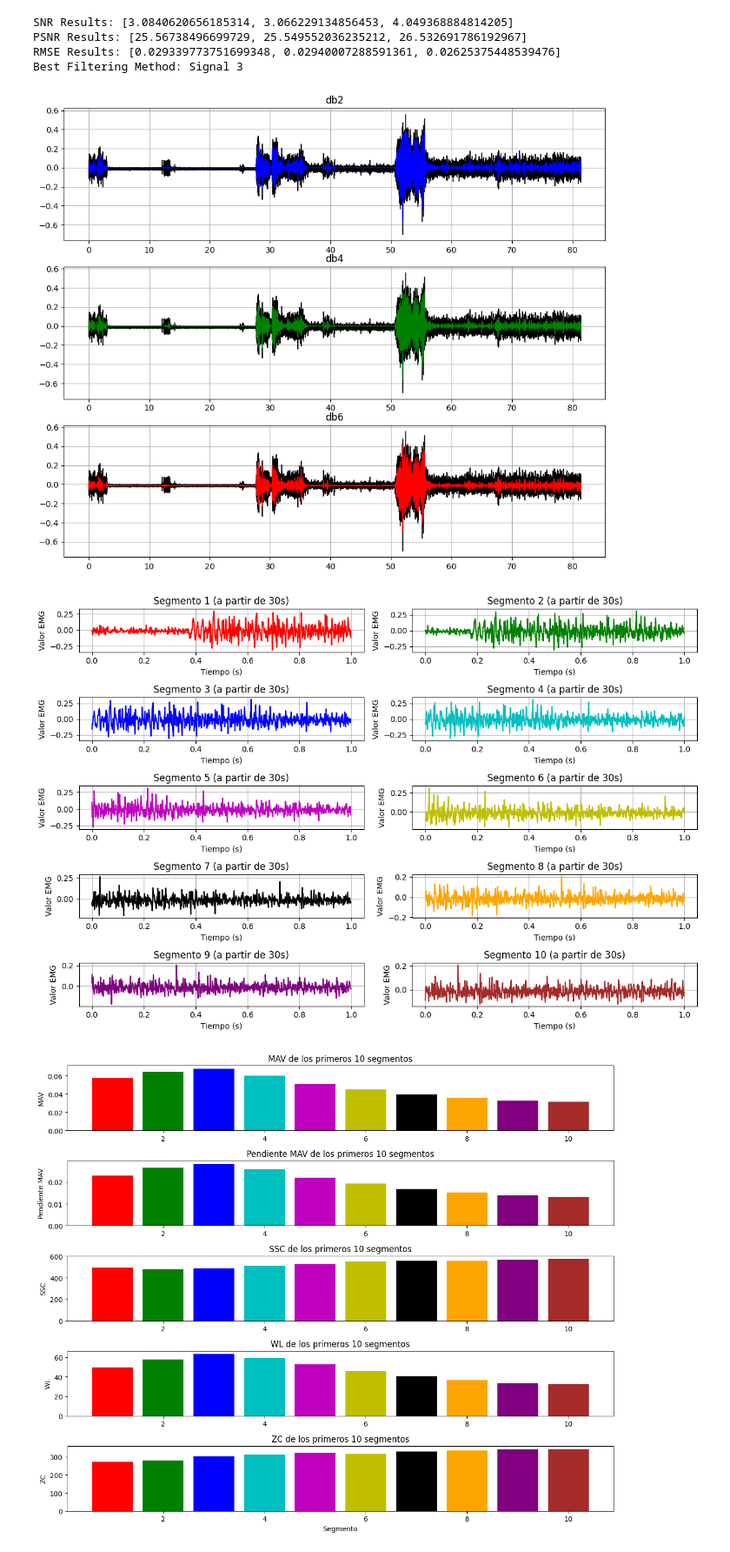
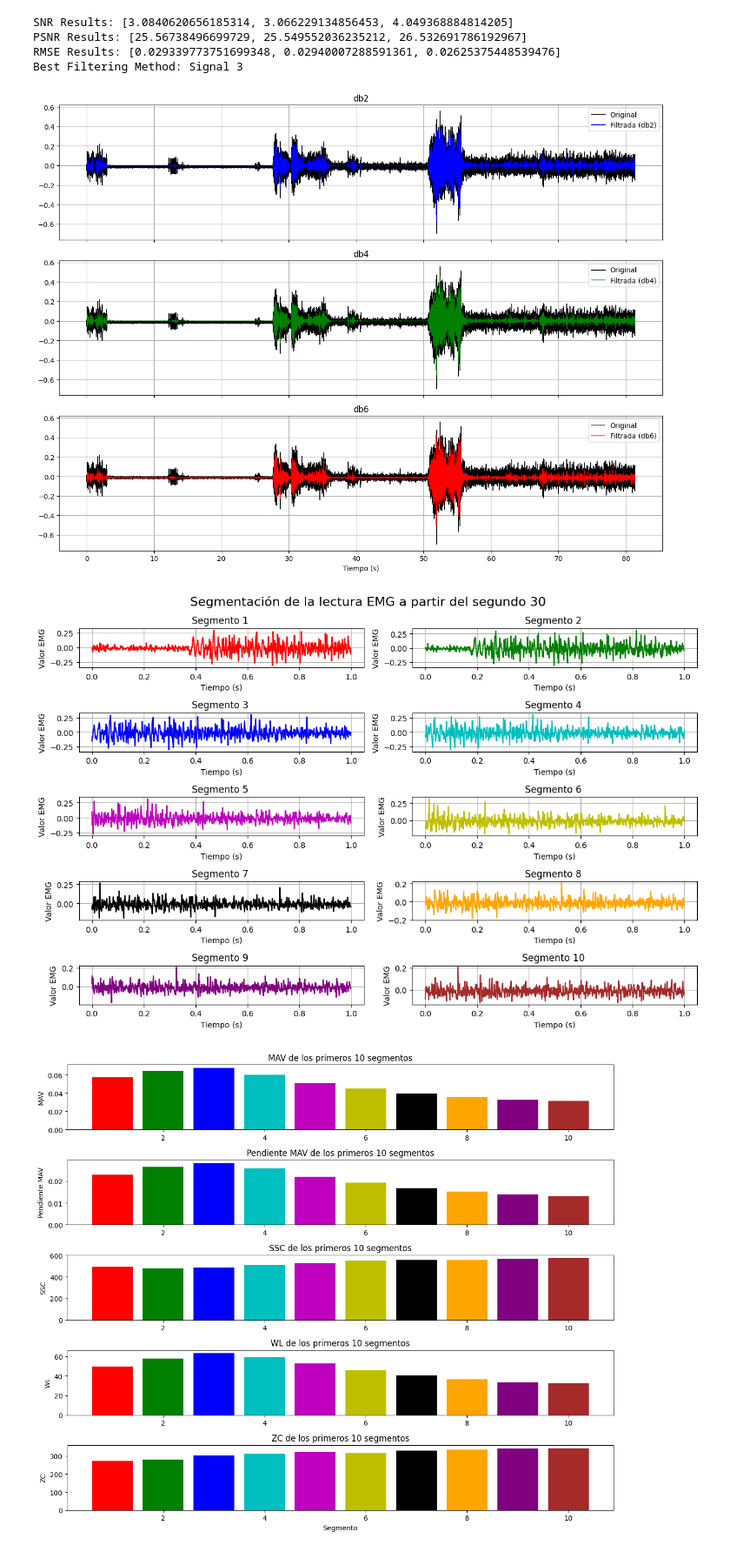
Before and after one commit to renatog2500/inb_2024_gh12, a Jupyter notebook: ISB_Informes/L8_Procesamiento_EMG/LAB_8.ipynb, the cells around one changed output. Shown at 87% size. Cells and saved outputs as stored; diff of their text form; code cells hidden in the pictures.

Commit message:
cambiando imagenes

```diff
--- a/ISB_Informes/L8_Procesamiento_EMG/LAB_8.ipynb
+++ b/ISB_Informes/L8_Procesamiento_EMG/LAB_8.ipynb
@@ -141,26 +141,39 @@ PSNR Results: [25.56738496699729, 25.549552036235212, 26.532691786192967]
 RMSE Results: [0.029339773751699348, 0.02940007288591361, 0.02625375448539476]
 Best Filtering Method: Signal 3
 # %%
-plt.figure(figsize=(12, 10))
-plt.subplot(3,1,1)
-plt.plot(time, signal_mv, lw=1, color='black')
-plt.plot(time, emg_filtered_db2, lw=1, color='blue')
-plt.title("db2")
-plt.grid(True)
+plt.figure(figsize=(13, 10))
 
-plt.subplot(3,1,2)
-plt.plot(time, signal_mv, lw=1, color='black')
-plt.plot(time, emg_filtered_db4, lw=1, color='green')
-plt.title("db4")
-plt.grid(True)
+# Primer subplot (db2)
+ax1 = plt.subplot(3, 1, 1)
+ax1.plot(time, signal_mv, lw=1, color='black', label='Original')
+ax1.plot(time, emg_filtered_db2, lw=1, color='blue', label='Filtrada (db2)')
+ax1.set_title("db2")
+ax1.grid(True)
+ax1.legend()
+plt.setp(ax1.get_xticklabels(), visible=False)
 
-plt.subplot(3,1,3)
-plt.plot(time, signal_mv, lw=1, color='black')
-plt.plot(time, emg_filtered_db6, lw=1, color='red')
-plt.title("db6")
-plt.grid(True)
+# Segundo subplot (db4)
+ax2 = plt.subplot(3, 1, 2, sharex=ax1)
+ax2.plot(time, signal_mv, lw=1, color='black', label='Original')
+ax2.plot(time, emg_filtered_db4, lw=1, color='green', label='Filtrada (db4)')
+ax2.set_title("db4")
+ax2.grid(True)
+ax2.legend()
+plt.setp(ax2.get_xticklabels(), visible=False)
+
+# Tercer subplot (db6)
+ax3 = plt.subplot(3, 1, 3, sharex=ax1)
+ax3.plot(time, signal_mv, lw=1, color='black', label='Original')
+ax3.plot(time, emg_filtered_db6, lw=1, color='red', label='Filtrada (db6)')
+ax3.set_title("db6")
+ax3.grid(True)
+ax3.legend()
+ax3.set_xlabel('Tiempo (s)')
+
+plt.tight_layout()
+plt.show()
 # %% [output]
-[figure, old version]
+[figure, new version]
 # %%
 señal_filtrada=emg_filtered_db6
 # Definir la duración de la ventana y el aumento en segundos
@@ -189,18 +202,20 @@ colors = ['r', 'g', 'b', 'c', 'm', 'y', 'k', 'orange', 'purple', 'brown']
 
 # Graficar algunos segmentos para ver los resultados
 plt.figure(figsize=(12, 8))
+plt.suptitle("Segmentación de la lectura EMG a partir del segundo 30", fontsize=16)
+
 for i in range(10):  # Graficar los primeros x segmentos
     plt.subplot(5, 2, i + 1)
     plt.plot(np.arange(window_size) / sampling_rate, segments[i],color=colors[i])
     plt.xlabel('Tiempo (s)')
     plt.ylabel('Valor EMG')
-    plt.title(f'Segmento {i+1} (a partir de {spot}s)')
+    plt.title(f'Segmento {i+1} ')
     plt.grid(True)
 
 plt.tight_layout()
 plt.show()
 # %% [output]
-[figure, old version]
+[figure, new version]
 # %%
 
 def MAV(segment):
```
Also changed, not shown: 4 other files.
